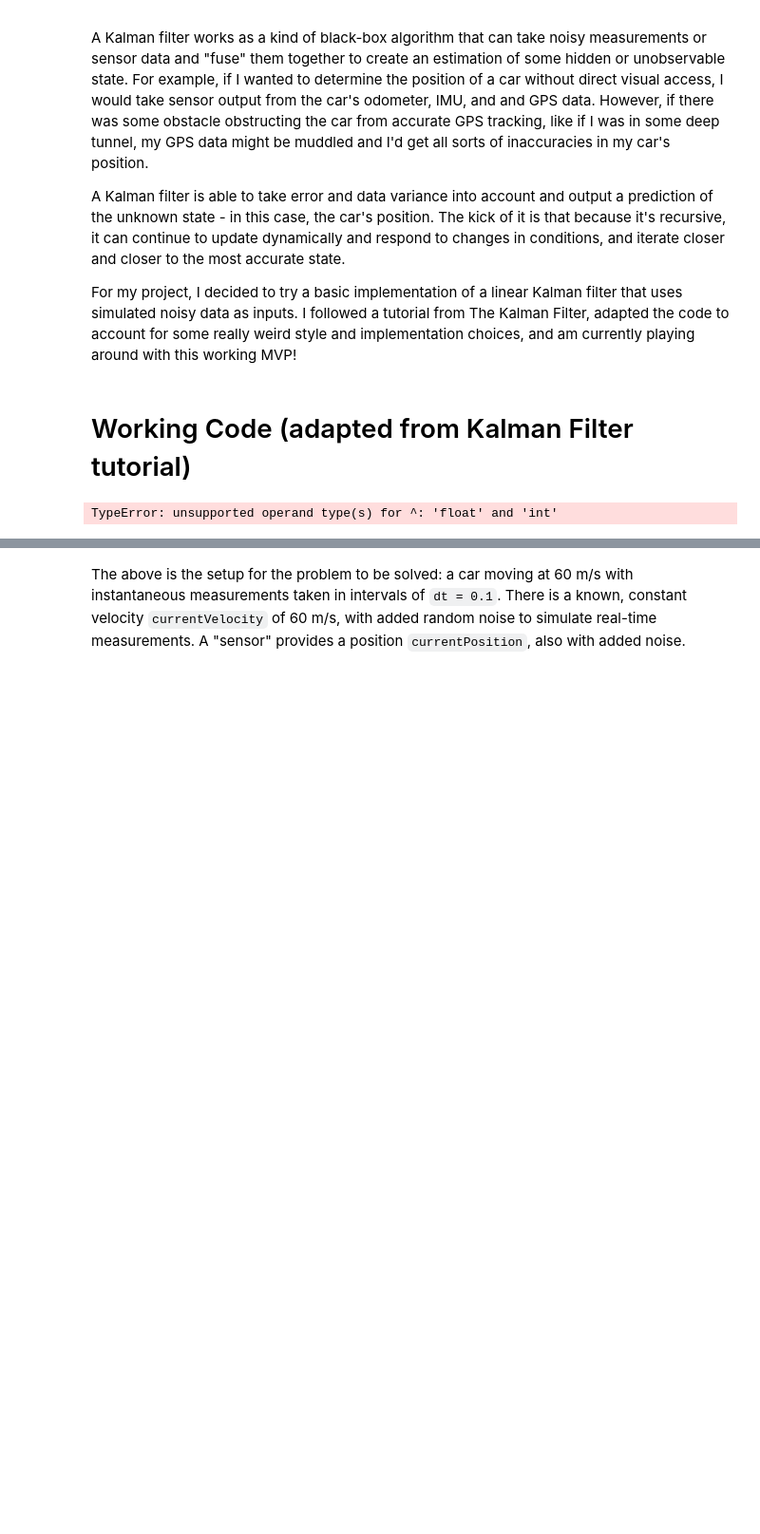
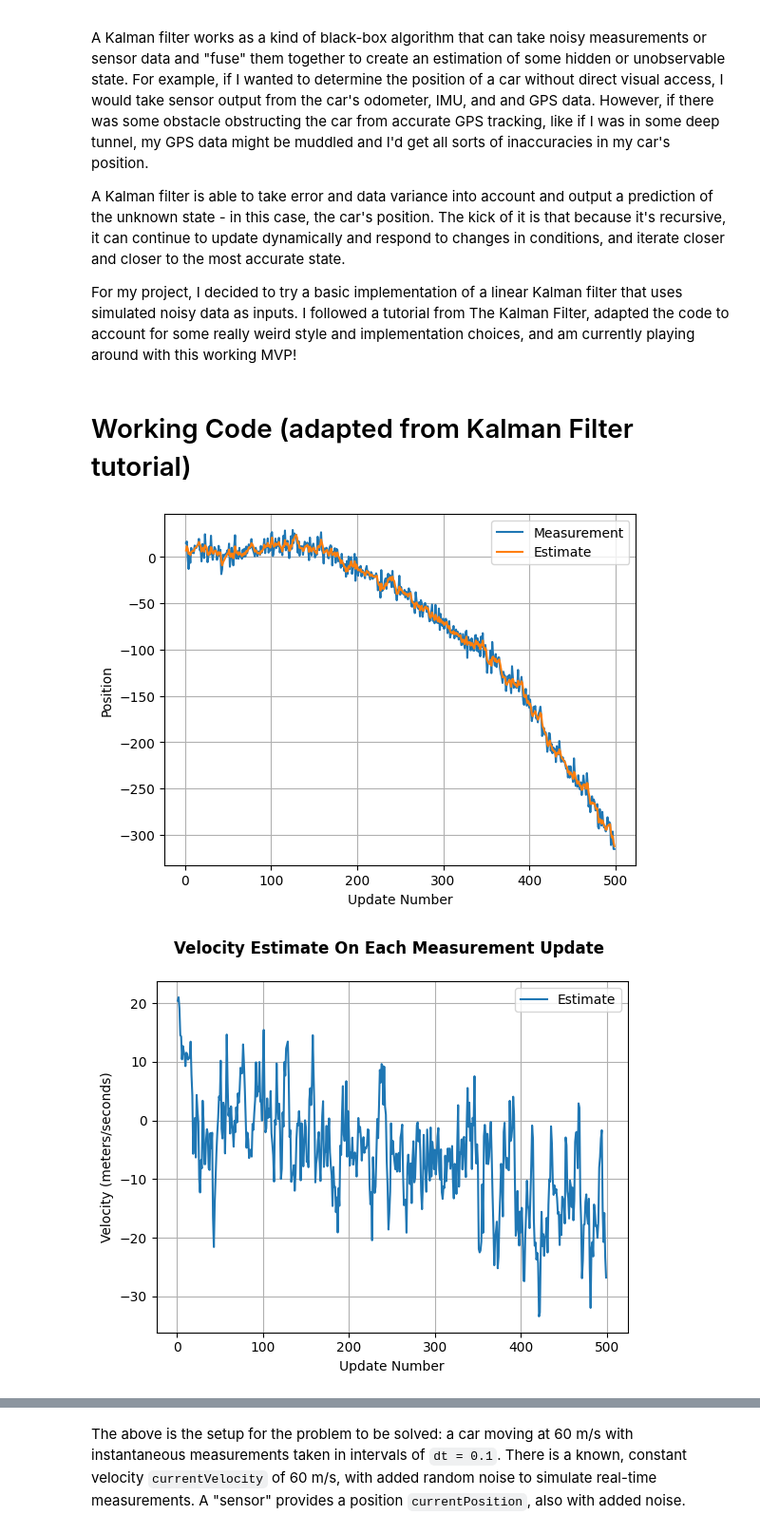
Before and after one commit to therresa/Kalman-Filter, a Jupyter notebook: kf-writeup.ipynb, the cells around one changed output, grey strips where cells are left out. Shown at 95% size. Saved outputs shown, nothing was run; the diff lists cells and outputs as text; code cells hidden in the pictures; blank space fills up the shorter version.

```diff
--- a/kf-writeup.ipynb
+++ b/kf-writeup.ipynb
@@ -36,7 +36,7 @@ def getMeasurement():
     a = 8 * np.random.randn(1)
 
     # add random noise to position and velocity
-    z = currentVelocity * dt + 0.5 * currentAcceleration * dt^2 + v
+    z = currentVelocity * dt + 0.5 * currentAcceleration * dt**2 + v
     currentAcceleration += a
     currentVelocity = currentVelocity + (currentAcceleration * dt)
 
@@ -54,12 +54,12 @@ dt = 0.1
 x = np.array([[0], [20], [0]])
 
 # uncertainty covariance matrix
-P = np.array([[5, 0, 0],
+P = np.array([[5.0, 0, 0],
               [0, 5, 0],
               [0, 0, 5]])
 
 # state-transition matrix for linearity
-A = np.array([[1, dt, 0.5 * dt^2],
+A = np.array([[1, dt, 0.5 * dt**2],
               [0, 1, dt],
               [0, 0, 1]])
 
@@ -67,13 +67,13 @@ A = np.array([[1, dt, 0.5 * dt^2],
 H = np.array([[1, 0, 0]])
 
 # H transpose
-HT = np.array([[1], [0]])
+HT = H.T
 
 # input variance
 R = 10
 
 # system inaccuracy matrix
-Q = np.array([[1, 0, 0],
+Q = np.array([[1.0, 0, 0],
               [0, 3, 0],
               [0, 0, 1]])
 
@@ -126,49 +126,50 @@ def testFilter():
         estPos.append(f[0])
         estVel.append(f[1])
         posVar = f[2]
-        posBound3Sigma.append(3*np.sqrt(posVar[0][0]))
+        posBound3Sigma.append(3*np.sqrt(posVar))
 
     return measTime, measPos, estPos, estVel, measDifPos, estDifPos, posBound3Sigma
 
 def main():
     t = testFilter()
-
-    plot0 = plt.figure(1)
-    plt.plot(t[0], t[1])
-    plt.plot(t[0], t[2])
-    plt.legend(['Measurement', 'Estimate'])
-    plt.ylabel('Position')
-    plt.xlabel('Update Number')
-    plt.grid(True)
 
     plot1 = plt.figure(1)
     plt.plot(t[0], t[1])
     plt.plot(t[0], t[2])
     plt.legend(['Measurement', 'Estimate'])
     plt.ylabel('Position')
     plt.xlabel('Update Number')
     plt.grid(True)
 
     plot2 = plt.figure(2)
     plt.plot(t[0], t[3])
     plt.ylabel('Velocity (meters/seconds)')
     plt.xlabel('Update Number')
     plt.title('Velocity Estimate On Each Measurement Update \n', fontweight="bold")
     plt.legend(['Estimate'])
     plt.grid(True)
 
-    plot3 = plt.figure(3)
+    # plot3 = plt.figure(1)
+    # plt.plot(t[0], t[1])
+    # plt.plot(t[0], t[2])
+    # plt.legend(['Measurement', 'Estimate'])
+    # plt.ylabel('Position')
+    # plt.xlabel('Update Number')
+    # plt.grid(True)
+
+    plot4 = plt.figure(3)
     plt.scatter(t[0], t[4], color = 'red')
     plt.plot(t[0], t[5])
     plt.legend(['Measurement', 'Estimate'])
     plt.title('Position Errors On Each Measurement Update \n', fontweight="bold")
     #plt.plot(t[0], t[6])
     plt.ylabel('Position Error (meters)')
     plt.xlabel('Update Number')
     plt.grid(True)
     plt.xlim([0, 500])
     plt.show()
 
 main()
 # %% [output]
-TypeError: unsupported operand type(s) for ^: 'float' and 'int'
+[figure, added]
+[figure, added]
```
Also changed, not shown: parts of 1 cell of this notebook.
